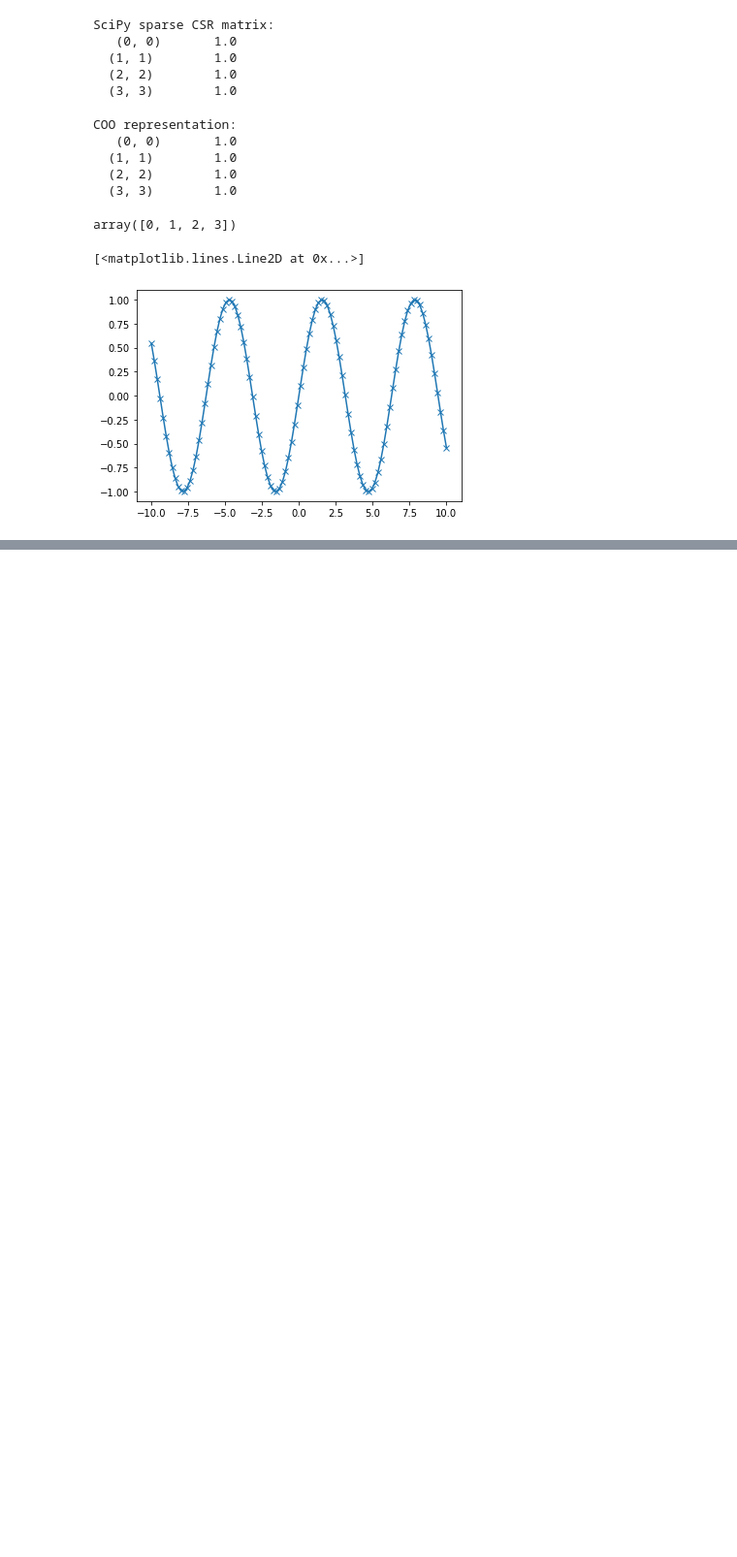
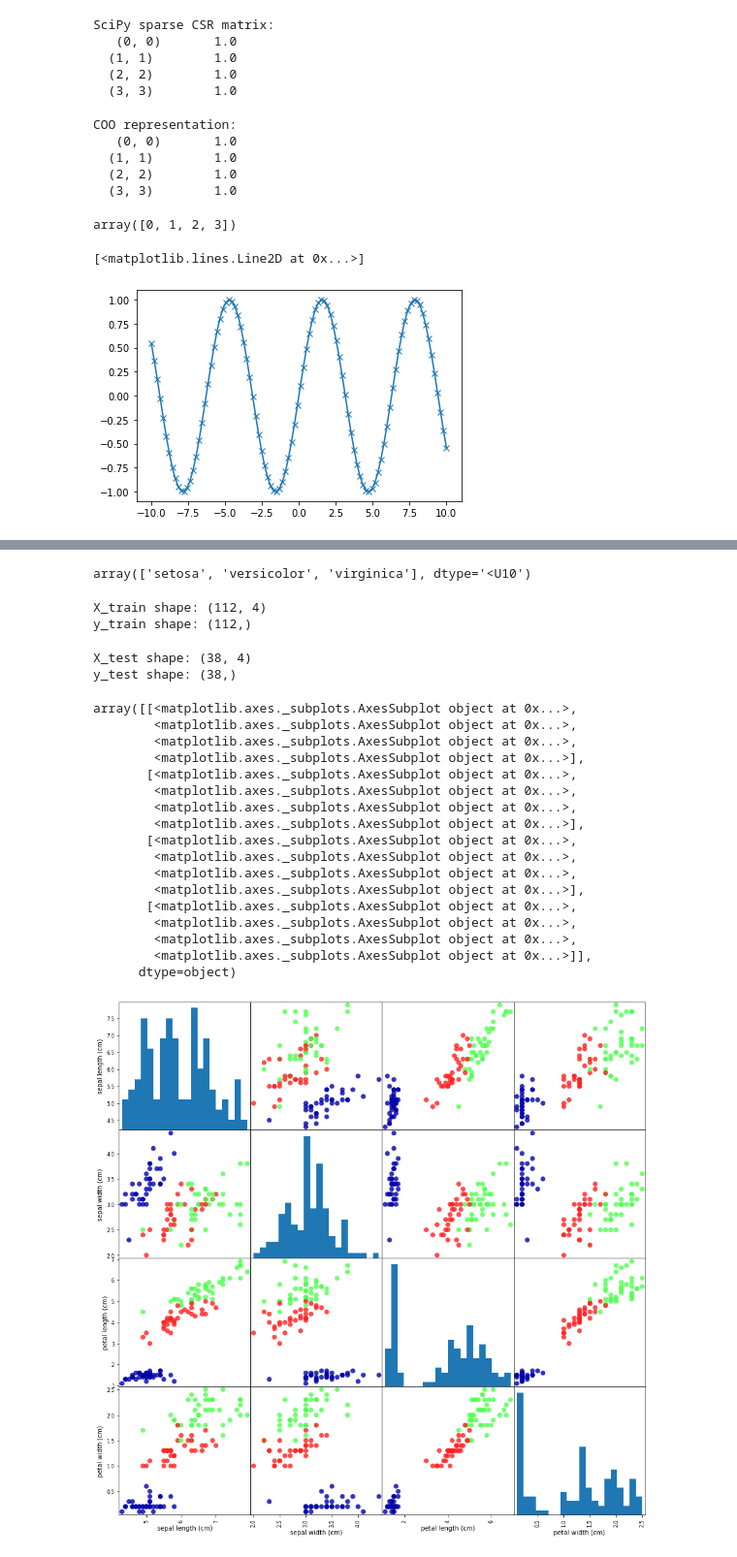
Before and after one commit to azamat-afk/git_lesson, a Jupyter notebook: src/intro_machine_learning_python.ipynb, the cells around one changed output, grey strips where cells are left out. Shown at 97% size. Cells and saved outputs as stored; diff of their text form; code cells hidden in the pictures; blank space fills up the shorter version.

```diff
--- a/src/intro_machine_learning_python.ipynb
+++ b/src/intro_machine_learning_python.ipynb
@@ -64,0 +119,3 @@ plt.plot(x, y, marker='x')
+# %%
+from sklearn.datasets import load_iris
+iris_dataset = load_iris()
@@ -64,0 +183,44 @@ plt.plot(x, y, marker='x')
+# %%
+iris_dataset['target_names']
+# %% [output]
+array(['setosa', 'versicolor', 'virginica'], dtype='<U10')
+# %%
+from sklearn.model_selection import train_test_split
+X_train, X_test, y_train, y_test = train_test_split(
+iris_dataset['data'], iris_dataset['target'], random_state=0)
+# %%
+print("X_train shape:", X_train.shape)
+print("y_train shape:", y_train.shape)
+# %% [output]
+X_train shape: (112, 4)
+y_train shape: (112,)
+# %%
+print("X_test shape:", X_test.shape)
+print("y_test shape:", y_test.shape)
+# %% [output]
+X_test shape: (38, 4)
+y_test shape: (38,)
+# %%
+iris_dataframe=pd.DataFrame(X_train, columns=iris_dataset.feature_names)
+# %%
+pd.plotting.scatter_matrix(iris_dataframe, c=y_train, figsize=(15,15),
+                           marker='o', hist_kwds={'bins': 20}, s=60, alpha=.8, cmap=mglearn.cm3)
+# %% [output]
+array([[<matplotlib.axes._subplots.AxesSubplot object at 0x...>,
+        <matplotlib.axes._subplots.AxesSubplot object at 0x...>,
+        <matplotlib.axes._subplots.AxesSubplot object at 0x...>,
+        <matplotlib.axes._subplots.AxesSubplot object at 0x...>],
+       [<matplotlib.axes._subplots.AxesSubplot object at 0x...>,
+        <matplotlib.axes._subplots.AxesSubplot object at 0x...>,
+        <matplotlib.axes._subplots.AxesSubplot object at 0x...>,
+        <matplotlib.axes._subplots.AxesSubplot object at 0x...>],
+       [<matplotlib.axes._subplots.AxesSubplot object at 0x...>,
+        <matplotlib.axes._subplots.AxesSubplot object at 0x...>,
+        <matplotlib.axes._subplots.AxesSubplot object at 0x...>,
+        <matplotlib.axes._subplots.AxesSubplot object at 0x...>],
+       [<matplotlib.axes._subplots.AxesSubplot object at 0x...>,
+        <matplotlib.axes._subplots.AxesSubplot object at 0x...>,
+        <matplotlib.axes._subplots.AxesSubplot object at 0x...>,
+        <matplotlib.axes._subplots.AxesSubplot object at 0x...>]],
+      dtype=object)
+[figure, added]
```
Also changed, not shown: parts of 44 cells of this notebook.
